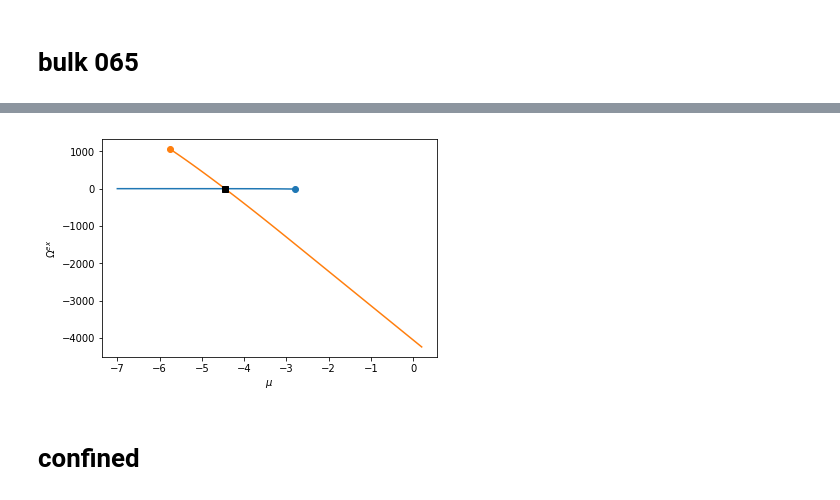
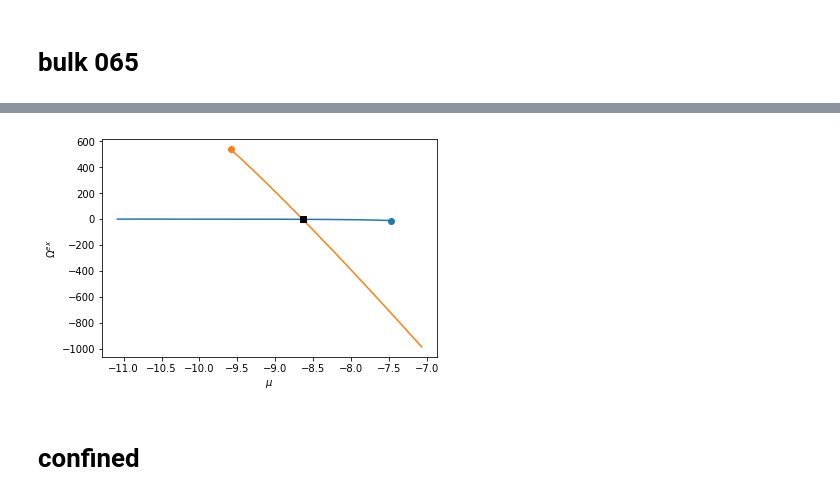
Before and after one commit to wpk-nist-gov/tmmc-lnpy, a Jupyter notebook: examples/1D/anal_1d_stuff.ipynb, the cells around one changed output, grey strips where cells are left out. Saved outputs shown, nothing was run; the diff lists cells and outputs as text; code cells hidden in the pictures.

```diff
--- a/examples/1D/anal_1d_stuff.ipynb
+++ b/examples/1D/anal_1d_stuff.ipynb
@@ -211,0 +187,5 @@ Phases: nphase=2, mu=[-8.63733388]
+# %%
+L = []
+for p in c:
+    for x in p:
+        L.append(x.xgce.density)
@@ -211,0 +216,9 @@ Phases: nphase=2, mu=[-8.63733388]
+# %%
+p_min, r = lnPi.monoutils.get_mu_min(0.0001, [None], c, PhaseCreator.build_phases)
+p_max, r = lnPi.monoutils.get_mu_max(10, ref=ref, threshold_abs=1e-4, C=c, build_phases=PhaseCreator.build_phases)
+# %%
+c = lnPi.CollectionPhases.from_mu([None], np.linspace(p_min.mu[0], p_max.mu[0], 200),
+                                  build_phases=PhaseCreator.build_phases)
+c.spinodals([0,1], build_phases=PhaseCreator.build_phases, build_kws=dict(efac=0.5))
+c.binodals([0,1], build_phases=PhaseCreator.build_phases, build_kws=dict(efac=0.5))
+c.sort_by_mu()
@@ -215,21 +315,21 @@ def make_omega_vs_mu_phase_plot(C,spin=None,bino=None,ax=None,ax_labels=True):
         fig,ax = plt.subplots()
 
     if spin is None:
-        spin = C.spinodals
+        spin = C.spinodals.items.values()
 
     if bino is None:
         bino = C.binodals[0]
 
-    for phase, g in C.omega_phase().groupby('phase'):
+    for phase, g in C.xgce.omega().sortby('mu_0').groupby('phase'):
         ax.plot(g.mu_0, g)
 #     for phase, g in C.Omegas_phaseIDs().reset_index().groupby('phase'):
 #         g.plot('mu_0','Omega', ax=ax)
     colors = [l.get_color() for l in ax.lines]
 
     for phase, (s, c) in enumerate(zip(spin, colors)):
-        s.omega_phase().sel(phase=phase).pipe(lambda x: ax.plot(x.mu_0, x, marker='o', color=c))
+        s.xgce.omega().sel(phase=phase).pipe(lambda x: ax.plot(x.mu_0, x, marker='o', color=c))
 
-    bino.omega_phase().sel(phase=0).pipe(lambda x: ax.plot(x.mu_0, x, marker='s', color='k'))
+    bino.xgce.omega().sel(phase=0).pipe(lambda x: ax.plot(x.mu_0, x, marker='s', color='k'))
 #     for phase, (s, c) in enumerate(zip(spin, colors)):
 #         s.Omegas_phaseIDs().xs(phase, level='phase').reset_index().plot('mu_0','Omega', marker='o', color=c, ax=ax)
 #     bino.Omegas_phaseIDs().xs(0, level='phase').reset_index().plot('mu_0','Omega', marker='s', color='k', ax=ax)
@@ -263,6 +391,6 @@ psat = (-Cbulk.binodals[0].omega_phase().sel(phase=0) / Cbulk[0].base.volume).va
 # %%
-make_omega_vs_mu_phase_plot(Cbulk)
+make_omega_vs_mu_phase_plot(c)
 # %% [output]
-[figure, old version]
+[figure, new version]
 # %% [markdown]
 # confined
```
Also changed, not shown: parts of 93 cells of this notebook, 12 other files.
